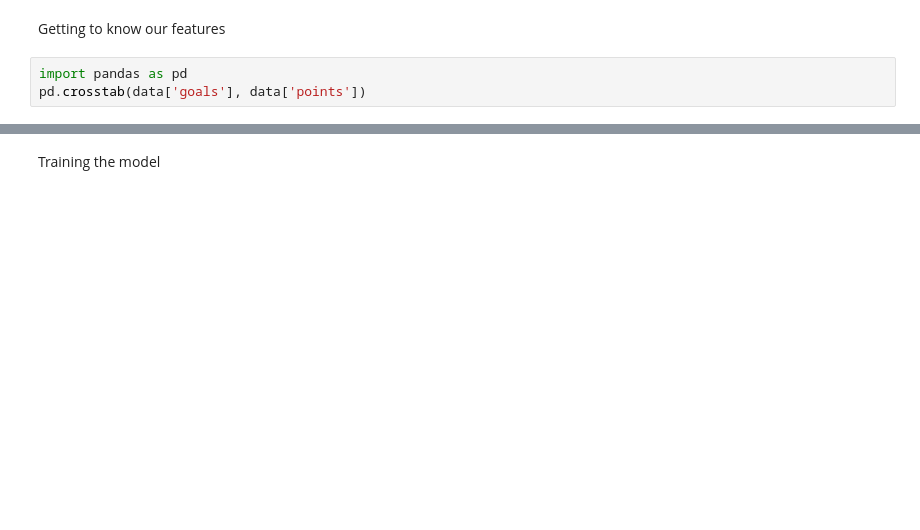
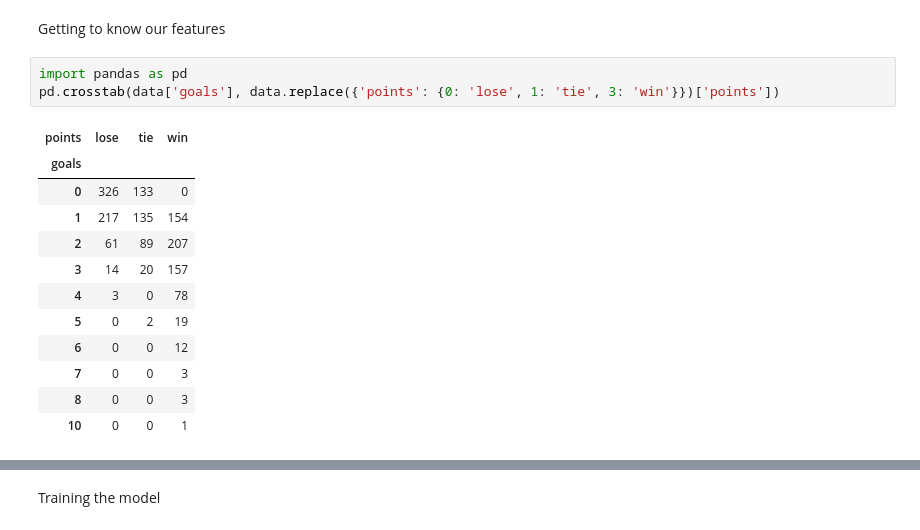
Before and after one commit to fhoffa/io, a Jupyter notebook: regression/wc-demo.ipynb, the cells around one changed output, grey strips where cells are left out. Saved outputs shown, nothing was run; the diff lists cells and outputs as text; blank space fills up the shorter version.

```diff
--- a/regression/wc-demo.ipynb
+++ b/regression/wc-demo.ipynb
@@ -29,7 +59,20 @@ data.iloc[0]
 Getting to know our features
 # %%
 import pandas as pd
-pd.crosstab(data['goals'], data['points'])
+pd.crosstab(data['goals'], data.replace({'points': {0: 'lose', 1: 'tie', 3: 'win'}})['points'])
+# %% [output]
+| points | lose | tie | win |
+| goals |  |  |  |
+| 0 | 326 | 133 | 0 |
+| 1 | 217 | 135 | 154 |
+| 2 | 61 | 89 | 207 |
+| 3 | 14 | 20 | 157 |
+| 4 | 3 | 0 | 78 |
+| 5 | 0 | 2 | 19 |
+| 6 | 0 | 0 | 12 |
+| 7 | 0 | 0 | 3 |
+| 8 | 0 | 0 | 3 |
+| 10 | 0 | 0 | 1 |
 # %%
 import pylab as pl
 data[features.get_feature_columns(data)[0:2]].hist()
```
Also changed, not shown: parts of 14 cells of this notebook, 3 other files.
